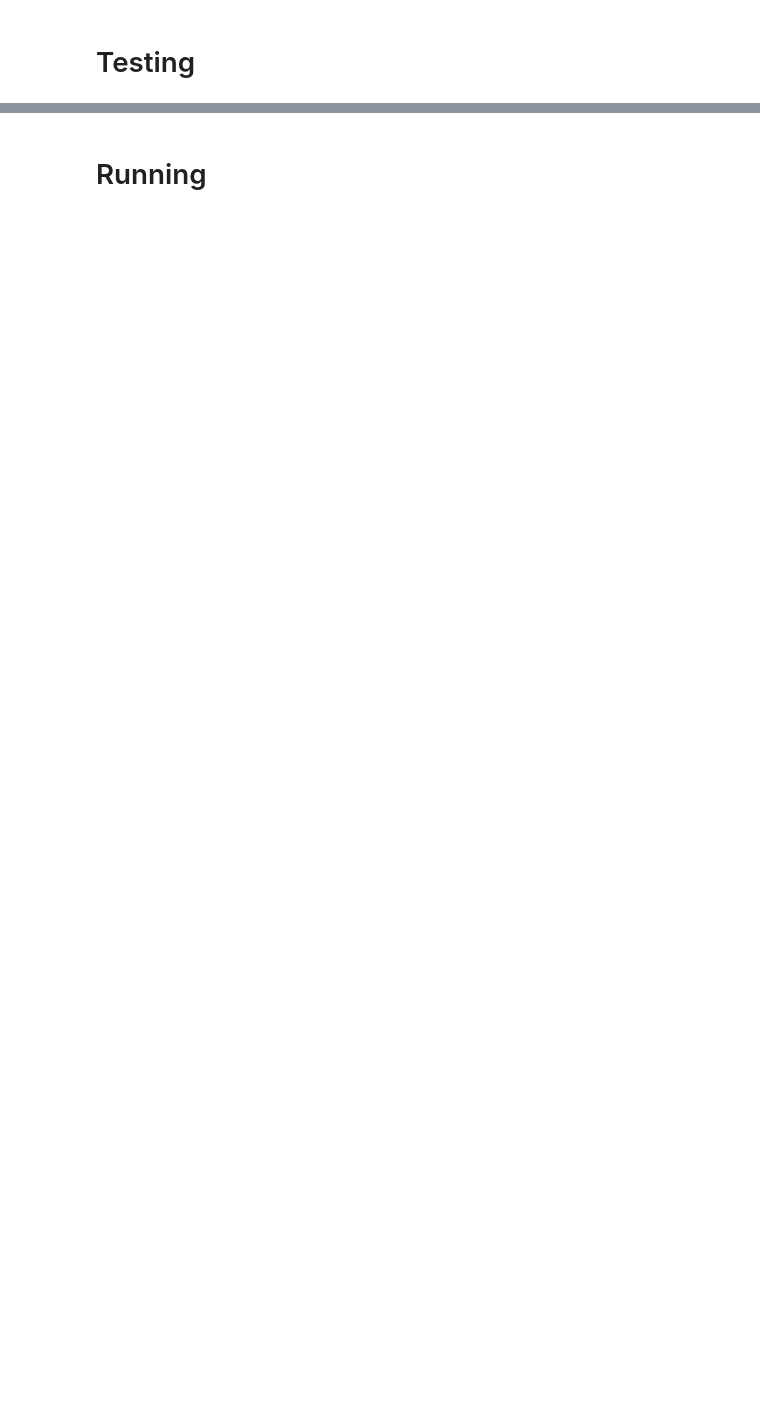
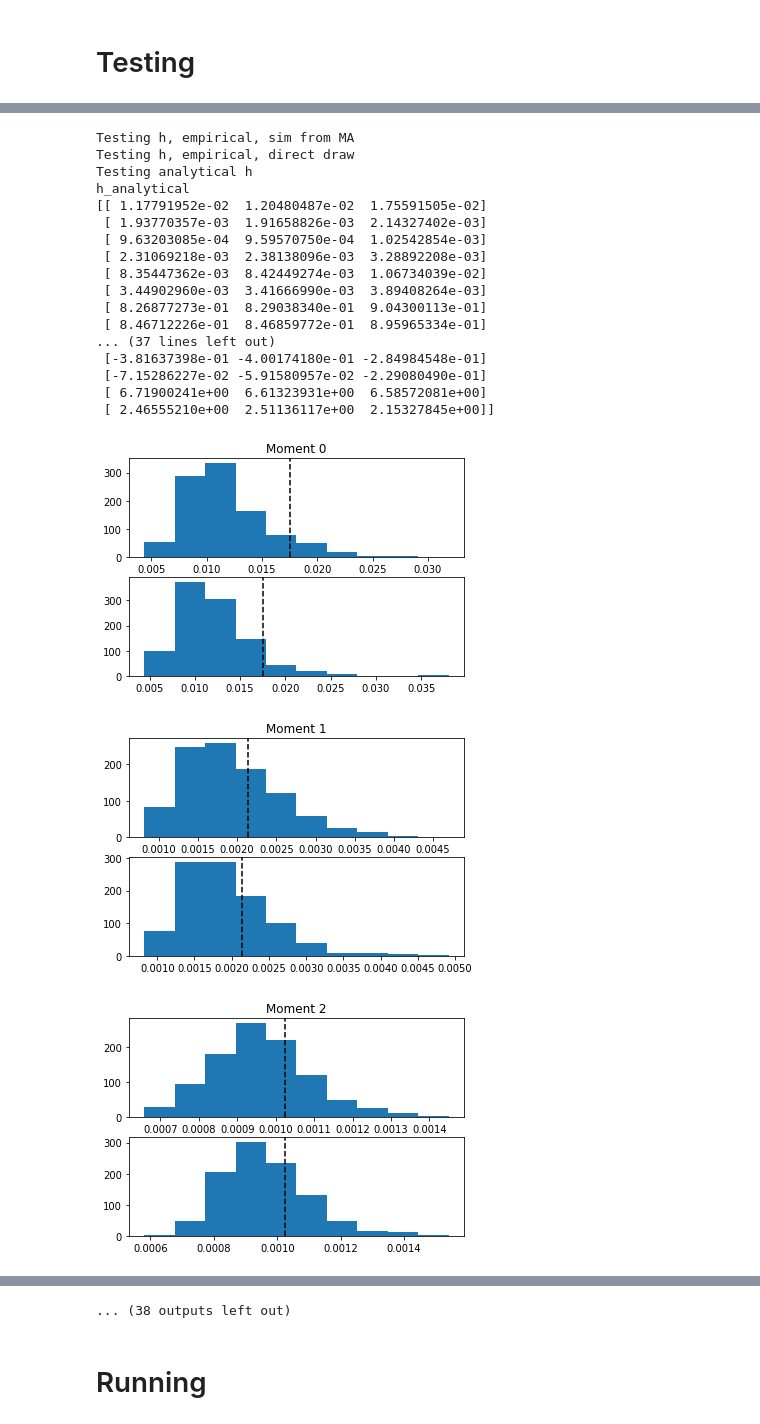
Before and after one commit to MattCocci/sequence-jacobian, a Jupyter notebook: Main.ipynb, the cells around one changed output, grey strips where cells are left out. Drawn from its saved outputs; the diff is of its cells as text; code cells hidden in the pictures; blank space fills up the shorter version.

```diff
--- a/Main.ipynb
+++ b/Main.ipynb
@@ -89,0 +47,36 @@ print(np.vstack([np.diag(Sigma[0,:,:]), np.diag(np.cov(dY[:,len(inputs):,1].T))]
+# %%
+## Compare simulation of series by MA simulation vs. direct drawing
+importlib.reload(Main)
+Npd     = 200
+Nsim    = 5000
+Main.compareSimulationsMAvDraw(modelInfo, Npd, Nsim)
+# %%
+importlib.reload(est)
+importlib.reload(Main)
+
+## Compare h() fcns: Empirical/simulation vs. analytical
+Npd  = 200
+Nsim = 1000
+
+Main.comparehEmpiricalAnalytical(modelInfo, Npd, Nsim)
+# %% [output]
+Testing h, empirical, sim from MA
+Testing h, empirical, direct draw
+Testing analytical h
+h_analytical
+[[ 1.17791952e-02  1.20480487e-02  1.75591505e-02]
+ [ 1.93770357e-03  1.91658826e-03  2.14327402e-03]
+ [ 9.63203085e-04  9.59570750e-04  1.02542854e-03]
+ [ 2.31069218e-03  2.38138096e-03  3.28892208e-03]
+ [ 8.35447362e-03  8.42449274e-03  1.06734039e-02]
+ [ 3.44902960e-03  3.41666990e-03  3.89408264e-03]
+ [ 8.26877273e-01  8.29038340e-01  9.04300113e-01]
+ [ 8.46712226e-01  8.46859772e-01  8.95965334e-01]
+... (37 lines left out)
+ [-3.81637398e-01 -4.00174180e-01 -2.84984548e-01]
+ [-7.15286227e-02 -5.91580957e-02 -2.29080490e-01]
+ [ 6.71900241e+00  6.61323931e+00  6.58572081e+00]
+ [ 2.46555210e+00  2.51136117e+00  2.15327845e+00]]
+[figure, added]
+[figure, added]
+[figure, added]
@@ -90,3 +91,4 @@ print(np.vstack([np.diag(Sigma[0,:,:]), np.diag(np.cov(dY[:,len(inputs):,1].T))]
+... (38 outputs left out)
 # %% [markdown]
 # Running
 # %% [markdown]
```
Also changed, not shown: parts of 16 cells of this notebook, 4 other files.
